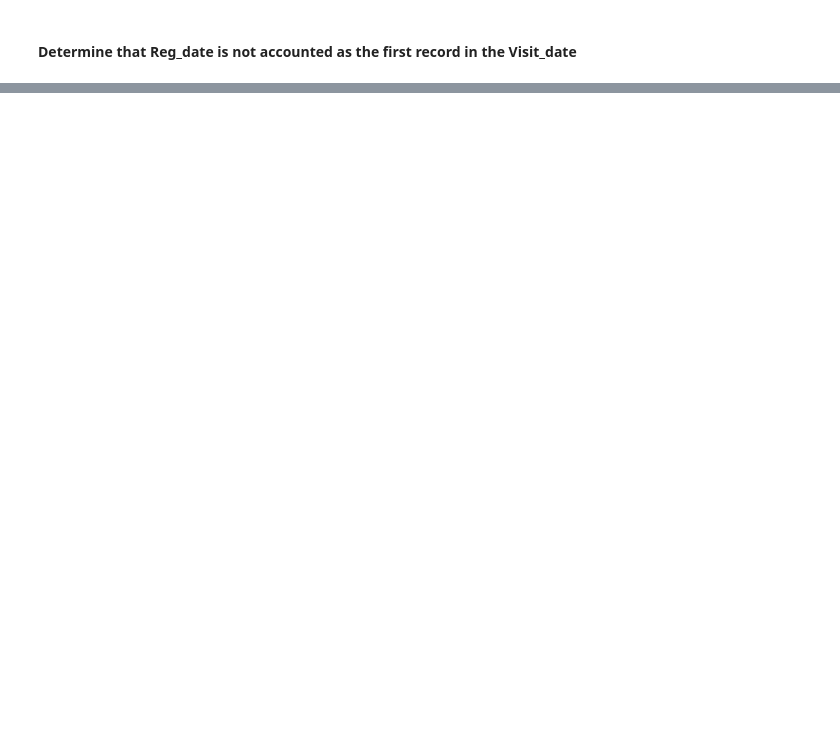
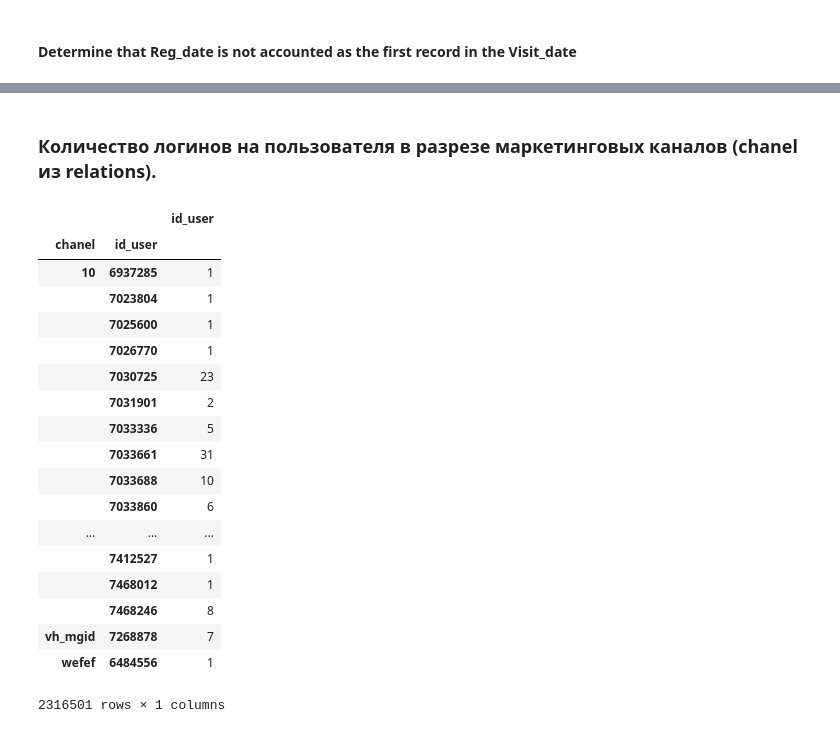
Before and after one commit to 3v1l91l/dss1, a Jupyter notebook: solution.ipynb, the cells around one changed output, grey strips where cells are left out. Drawn from its saved outputs; the diff is of its cells as text; code cells hidden in the pictures; blank space fills up the shorter version.

```diff
--- a/solution.ipynb
+++ b/solution.ipynb
@@ -259,0 +279,24 @@ dtype: int64
+# %% [markdown]
+### Количество логинов на пользователя в разрезе маркетинговых каналов (chanel из relations).
+# %%
+visits_users_df = visits_df.merge(users_df, how='left', left_on='id_user', right_index=True)
+# %% [output]
+|  |  | id_user |
+| chanel | id_user |  |
+| 10 | 6937285 | 1 |
+|  | 7023804 | 1 |
+|  | 7025600 | 1 |
+|  | 7026770 | 1 |
+|  | 7030725 | 23 |
+|  | 7031901 | 2 |
+|  | 7033336 | 5 |
+|  | 7033661 | 31 |
+|  | 7033688 | 10 |
+|  | 7033860 | 6 |
+| ... | ... | ... |
+|  | 7412527 | 1 |
+|  | 7468012 | 1 |
+|  | 7468246 | 8 |
+| vh_mgid | 7268878 | 7 |
+| wefef | 6484556 | 1 |
+2316501 rows × 1 columns
```
Also changed, not shown: parts of 14 cells of this notebook.
